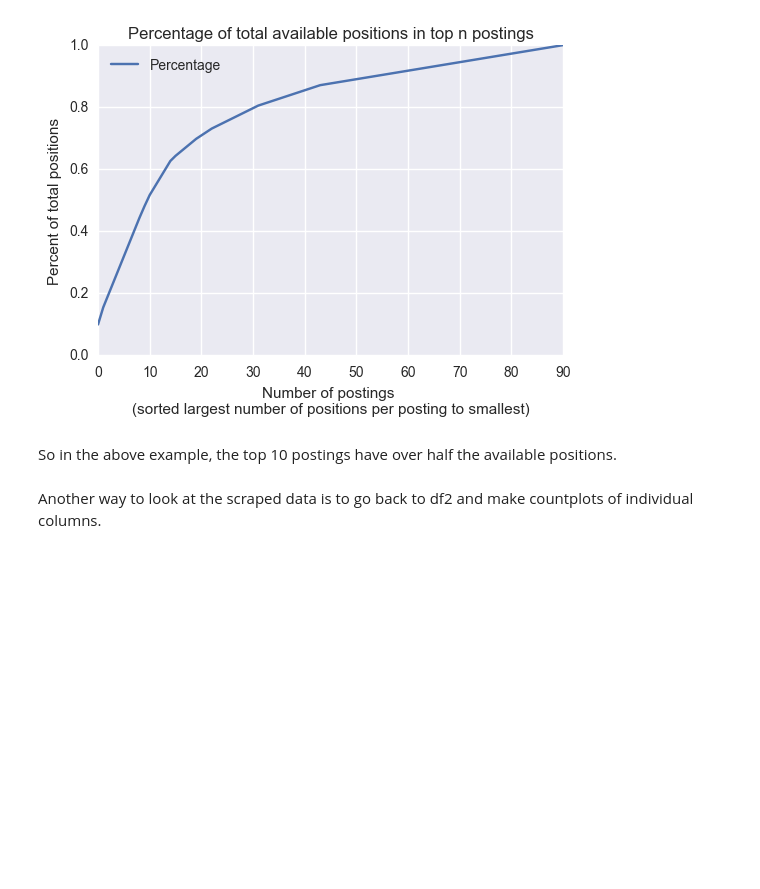
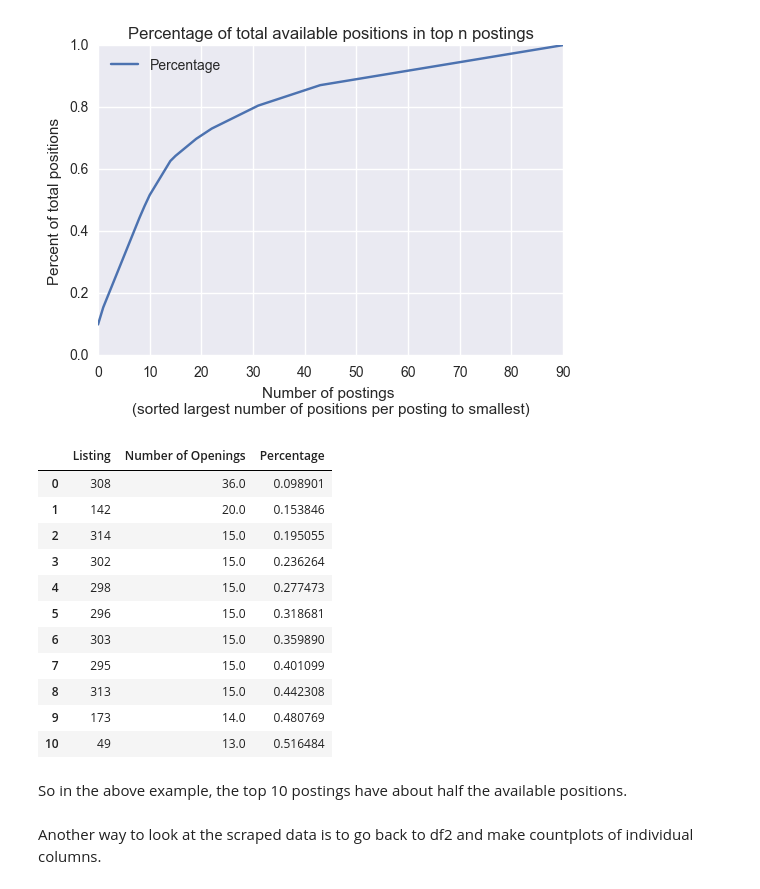
Before and after one commit to keklarup/PMF, a Jupyter notebook: PMF_TMS_Scrape_and_Study_Github.ipynb, the cells around one changed output. Saved outputs shown, nothing was run; the diff lists cells and outputs as text; code cells hidden in the pictures; blank space fills up the shorter version.

```diff
--- a/PMF_TMS_Scrape_and_Study_Github.ipynb
+++ b/PMF_TMS_Scrape_and_Study_Github.ipynb
@@ -214,8 +214,23 @@ plt.xlabel('Number of postings \n(sorted largest number of positions per posting
 plt.title('Percentage of total available positions in top n postings');
 # %% [output]
 [figure]
+# %%
+b.loc[0:10,:]
+# %% [output]
+|  | Listing | Number of Openings | Percentage |
+| 0 | 308 | 36.0 | 0.098901 |
+| 1 | 142 | 20.0 | 0.153846 |
+| 2 | 314 | 15.0 | 0.195055 |
+| 3 | 302 | 15.0 | 0.236264 |
+| 4 | 298 | 15.0 | 0.277473 |
+| 5 | 296 | 15.0 | 0.318681 |
+| 6 | 303 | 15.0 | 0.359890 |
+| 7 | 295 | 15.0 | 0.401099 |
+| 8 | 313 | 15.0 | 0.442308 |
+| 9 | 173 | 14.0 | 0.480769 |
+| 10 | 49 | 13.0 | 0.516484 |
 # %% [markdown]
-So in the above example, the top 10 postings have over half the available positions.
+So in the above example, the top 10 postings have about half the available positions.
 # %% [markdown]
 Another way to look at the scraped data is to go back to df2 and make countplots of individual columns.
 # %%
```
